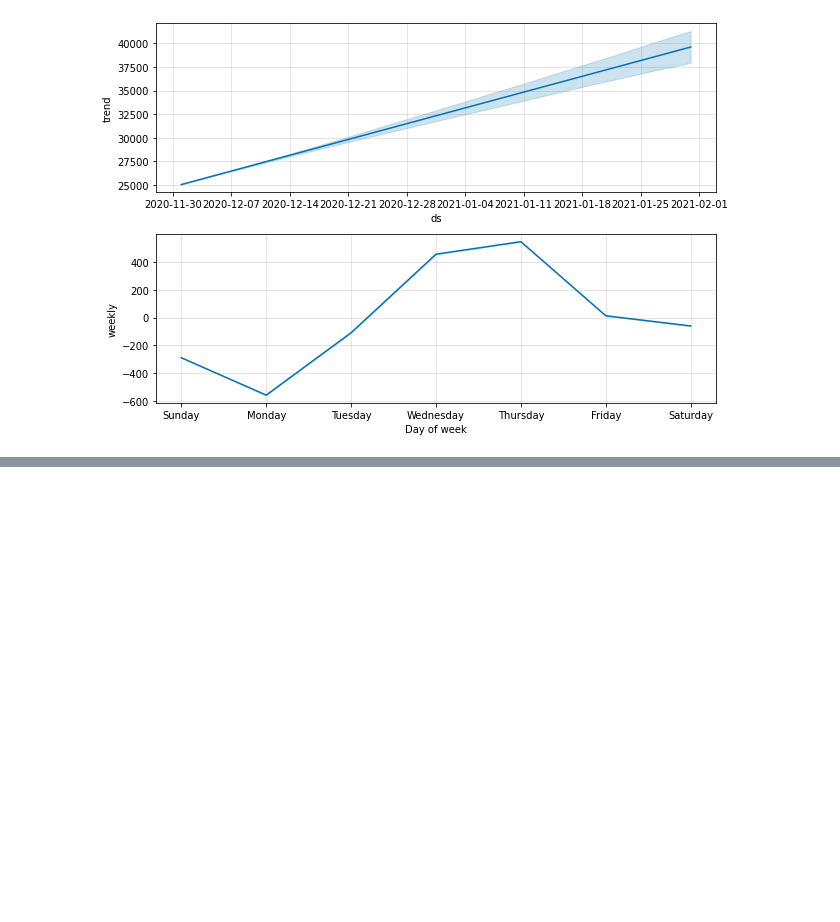
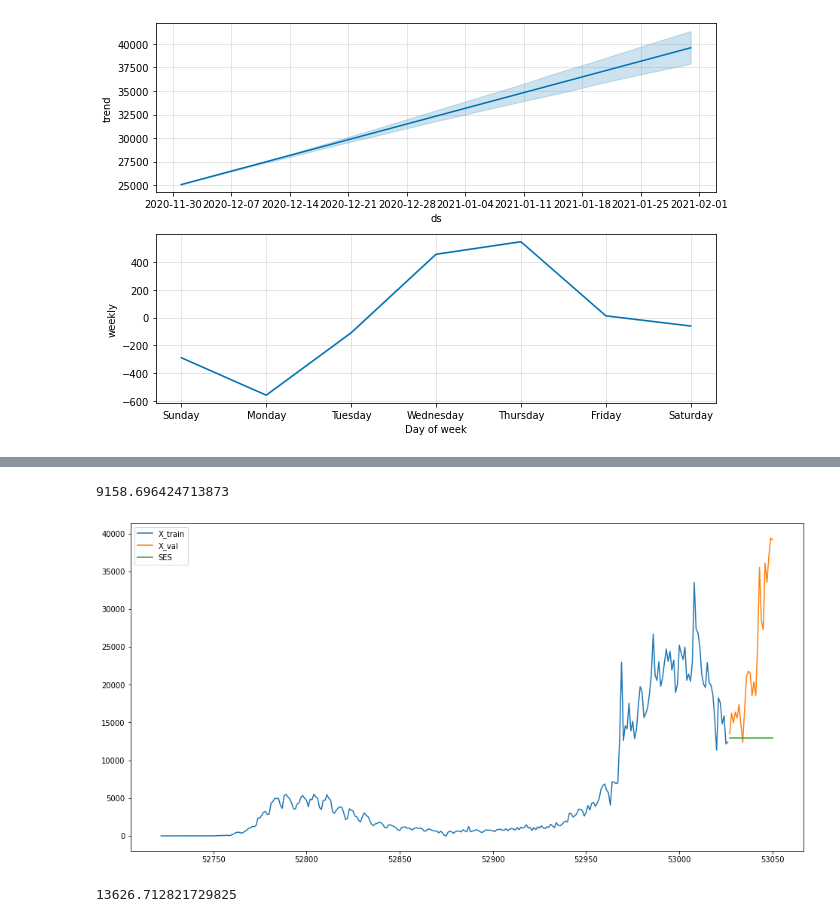
Before and after one commit to TracyRenee61/COV19, a Jupyter notebook: COV19_UK_new_cases.ipynb, the cells around one changed output, grey strips where cells are left out. Saved outputs shown, nothing was run; the diff lists cells and outputs as text; code cells hidden in the pictures; blank space fills up the shorter version.

```diff
--- a/COV19_UK_new_cases.ipynb
+++ b/COV19_UK_new_cases.ipynb
@@ -355,0 +413,26 @@ plot_components_plotly(model, df_out)
+# %%
+# RMSE value for Moving Average
+rms = sqrt(mean_squared_error(X_val.y, y_hat_avg.moving_avg_forecast))
+print(rms)
+# %% [output]
+9158.696424713873
+# %%
+#simple exponential moving
+#Here the predictions are made by assigning larger weight to the recent values and lesser weight to the old values.
+from statsmodels.tsa.api import ExponentialSmoothing, SimpleExpSmoothing
+y_hat_avg = X_val.copy()
+fit2 = SimpleExpSmoothing(np.asarray(X_train['y'])).fit(smoothing_level=0.6,optimized=False)
+y_hat_avg['SES'] = fit2.forecast(len(X_val))
+plt.figure(figsize=(16,8))
+plt.plot(X_train['y'], label='X_train')
+plt.plot(X_val['y'], label='X_val')
+plt.plot(y_hat_avg['SES'], label='SES')
+plt.legend(loc='best')
+plt.show()
+# %% [output]
+[figure, added]
+# %%
+rms = sqrt(mean_squared_error(X_val.y, y_hat_avg.SES))
+print(rms)
+# %% [output]
+13626.712821729825
```
Also changed, not shown: parts of 26 cells of this notebook.
